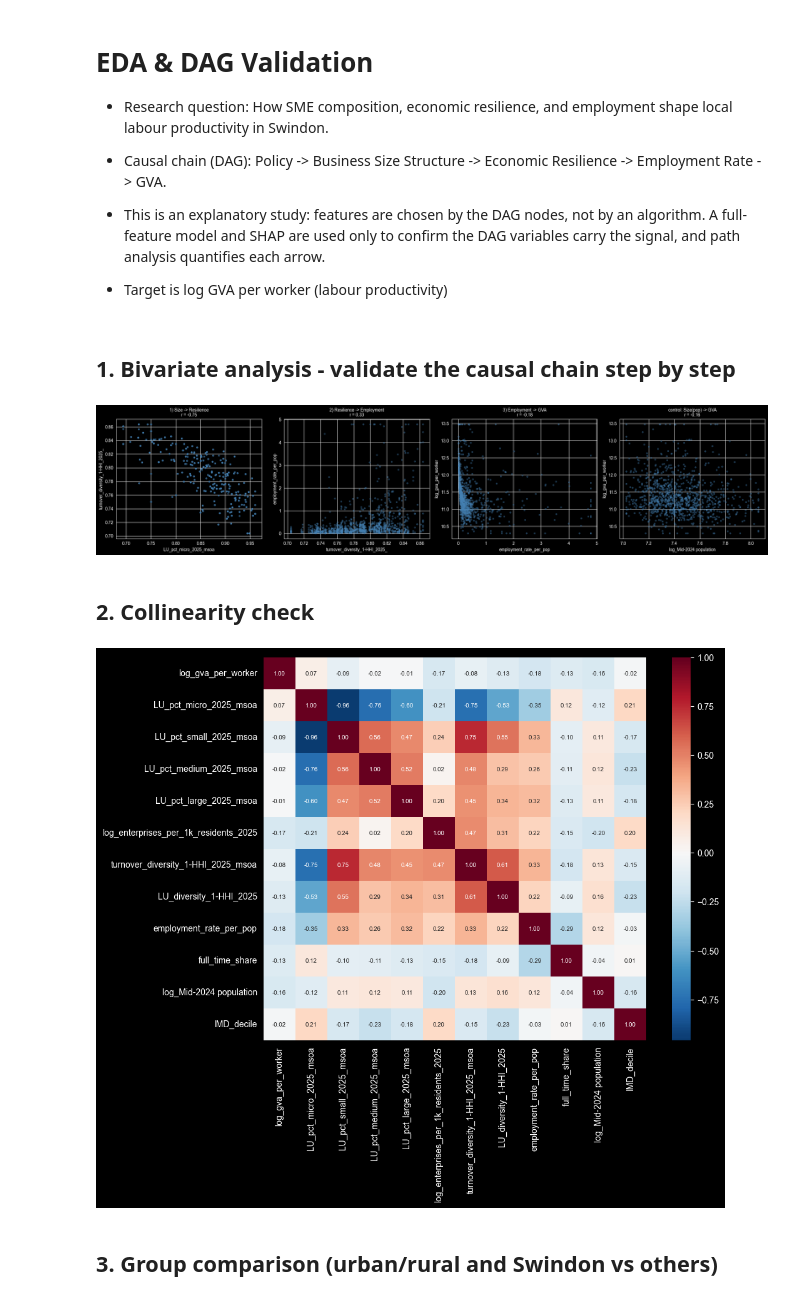
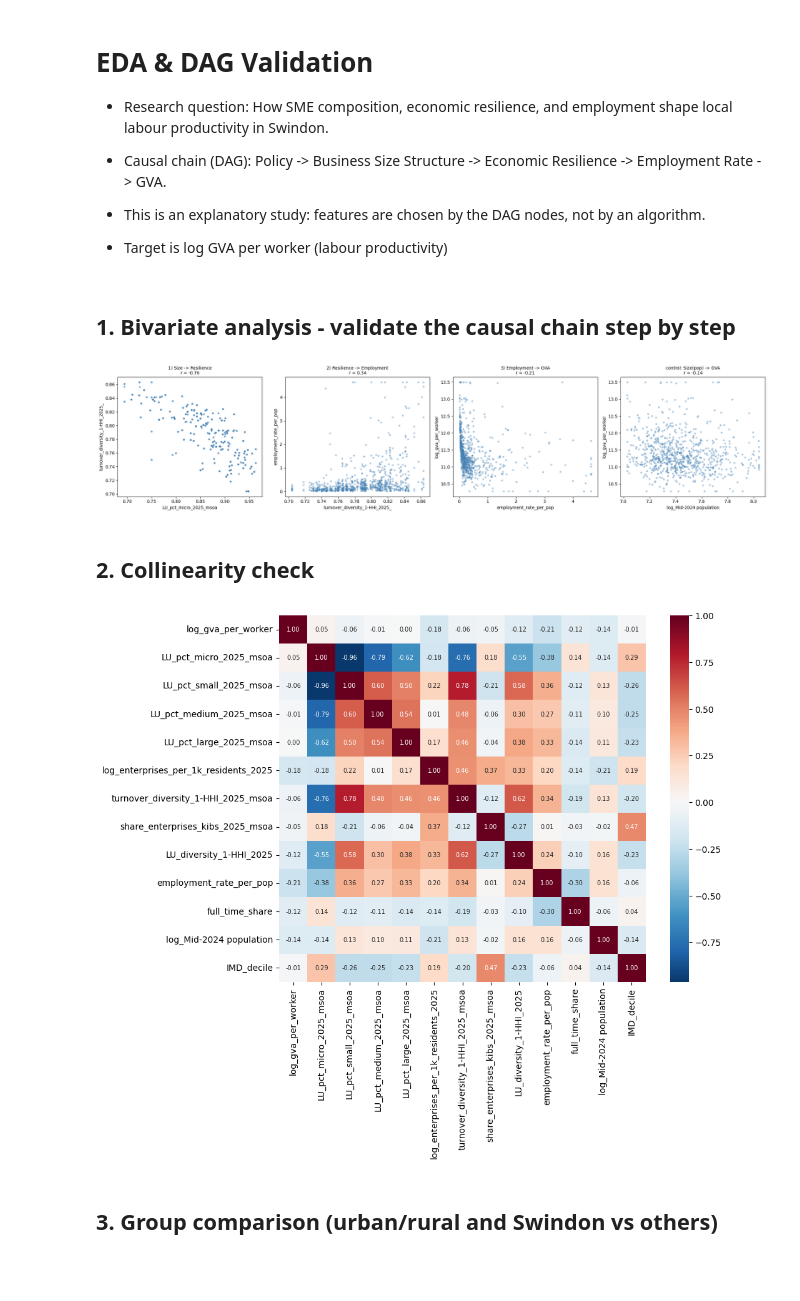
Before and after one commit to StooneJam/G23-Swindon-Borough-Council, a Jupyter notebook: data preprocessing+EDA/EDA.ipynb, the cells around one changed output. Cells and saved outputs as stored; diff of their text form; code cells hidden in the pictures; blank space fills up the shorter version.

```diff
--- a/data preprocessing+EDA/EDA.ipynb
+++ b/data preprocessing+EDA/EDA.ipynb
@@ -4,7 +4,7 @@
 
 - Causal chain (DAG): Policy -> Business Size Structure -> Economic Resilience -> Employment Rate -> GVA.
 
-- This is an explanatory study: features are chosen by the DAG nodes, not by an algorithm. A full-feature model and SHAP are used only to confirm the DAG variables carry the signal, and path analysis quantifies each arrow.
+- This is an explanatory study: features are chosen by the DAG nodes, not by an algorithm.
 
 - Target is log GVA per worker (labour productivity)
 # %%
@@ -21,8 +21,8 @@ def winsorize(frame, cols, bounds=None, lo=0.01, hi=0.99):
     for c in cols:
         out[c] = out[c].clip(*bounds[c])
     return out, bounds
-# explanatory analysis uses the full, unscaled engineered table
-df = pd.read_csv("4-features_engineered.csv")
+# uses the training set only
+df = pd.read_csv("train.csv")
 df["is_swindon"] = np.where(
     df["LSOA21NM"].str.replace(r"\s\d.*", "", regex=True).eq("Swindon"),
     "Swindon", "Others")
@@ -46,27 +46,27 @@ for ax, (x, y, title) in zip(axes, steps):
 plt.tight_layout()
 plt.show()
 # %% [output]
-[figure, old version]
+[figure, new version]
 # %% [markdown]
 ## 2. Collinearity check
 # %%
 node_vars = [
     target,
     "LU_pct_micro_2025_msoa", "LU_pct_small_2025_msoa",
     "LU_pct_medium_2025_msoa", "LU_pct_large_2025_msoa",
     "log_enterprises_per_1k_residents_2025",
-    "turnover_diversity_1-HHI_2025_msoa", "LU_diversity_1-HHI_2025",
+    "turnover_diversity_1-HHI_2025_msoa", "share_enterprises_kibs_2025_msoa", "LU_diversity_1-HHI_2025",
     "employment_rate_per_pop", "full_time_share",
     "log_Mid-2024 population", "IMD_decile",
 ]
 corr = df[node_vars].corr()
 plt.figure(figsize=(11, 9))
 sns.heatmap(corr, annot=True, fmt=".2f", cmap="RdBu_r", center=0,
             square=True, annot_kws={"size": 7})
 plt.tight_layout()
 plt.show()
 # %% [output]
-[figure, old version]
+[figure, new version]
 # %% [markdown]
 ## 3. Group comparison (urban/rural and Swindon vs others)
 # %%
```
Also changed, not shown: parts of 14 cells of this notebook, 14 other files.
